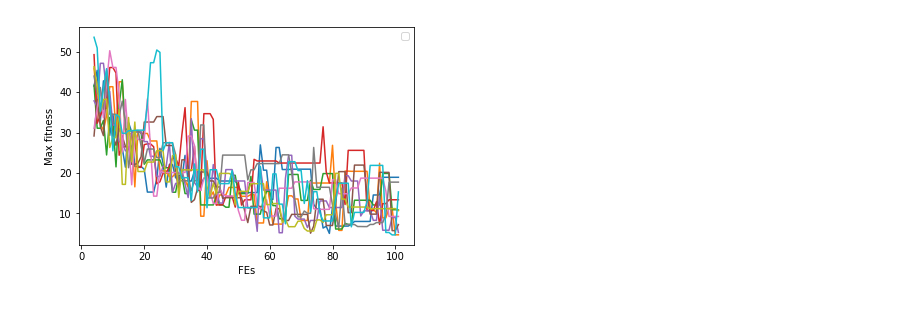
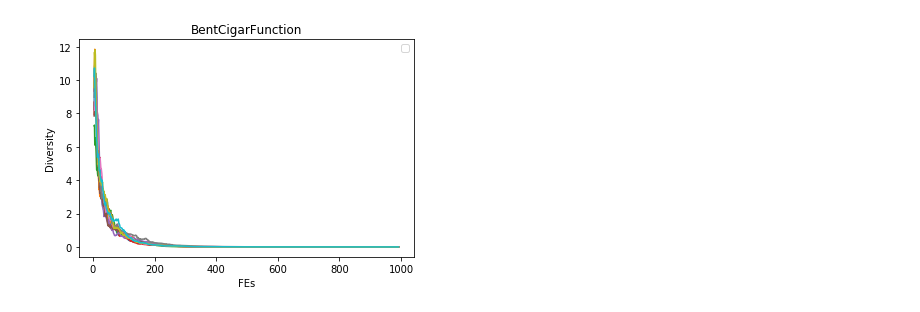
Before and after one commit to mrvoh/EvolutionaryComputing, a Jupyter notebook: assignmentfiles_2017/Gather Metrics.ipynb, the cells around one changed output. Drawn from its saved outputs; the diff is of its cells as text; code cells hidden in the pictures.

Commit message:
updated diversity to standard deviation of the population

```diff
--- a/assignmentfiles_2017/Gather Metrics.ipynb
+++ b/assignmentfiles_2017/Gather Metrics.ipynb
@@ -91,8 +91,12 @@ plt.show()
 [figure]
 # %%
-#frame.plot()
-#plt.xlabel('FEs')
-#plt.ylabel('Max fitness')
-#plt.legend("")
+allFiles = glob.glob("metrics/SchaffersEvaluation*diversity2_*.txt")
+frame = gather_metrics(allFiles)
+frame.plot()
+plt.title("BentCigarFunction")
+plt.xlabel('FEs')
+plt.ylabel('Diversity')
+plt.legend("")
+plt.show()
 # %% [output]
-[figure, old version]
+[figure, new version]
```
Also changed, not shown: parts of 1 cell of this notebook, 1 other file.
